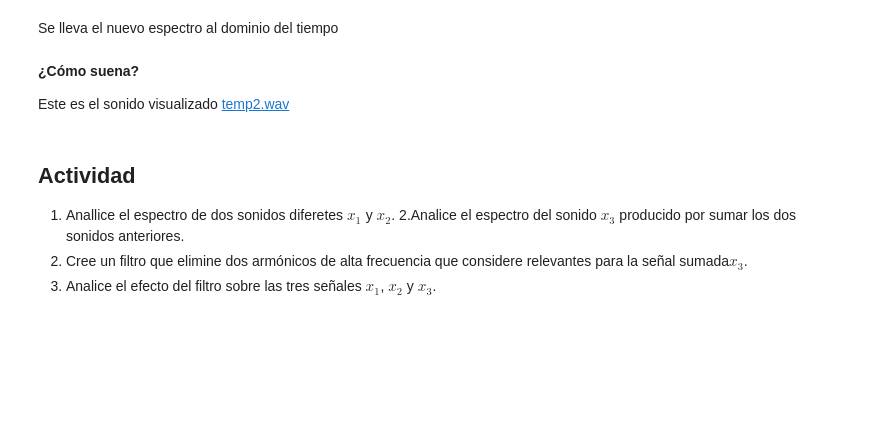
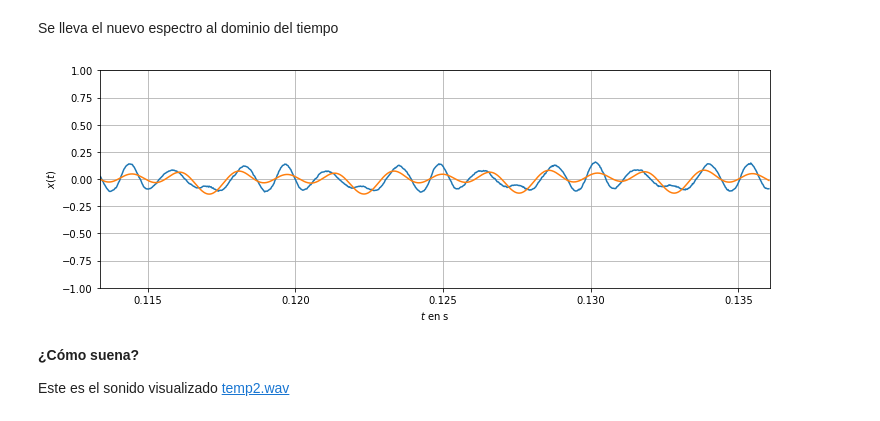
Before and after one commit to pierrediazp/Se-ales_y_Sistemas, a Jupyter notebook: sonidos.ipynb, the cells around one changed output. Saved outputs shown, nothing was run; the diff lists cells and outputs as text; code cells hidden in the pictures; blank space fills up the shorter version.

```diff
--- a/sonidos.ipynb
+++ b/sonidos.ipynb
@@ -153,14 +153,18 @@ x_procesado = ifft(X_procesado_fft)
 x_procesado = x_procesado.real
 x_procesado
 sf.write('temp2.wav',x_procesado,fs)
+# %%
+plt.figure(figsize=(12,4))
+t = np.arange(len(x)) / fs
+plt.plot(t[rango[0]:rango[1]], x[rango[0]:rango[1]],
+        t[rango[0]:rango[1]], x_procesado[rango[0]:rango[1]])
+plt.xlabel(r'$t$ en s')
+plt.ylabel(r'$x(t)$')
+plt.axis([t[rango[0]], t[rango[1]], -1, 1]);
+plt.grid()
+# %% [output]
+[figure, added]
 # %% [markdown]
 **¿Cómo suena?**
 
 Este es el sonido visualizado [temp2.wav](temp2.wav)
-# %% [markdown]
-## Actividad
-
-1. Anallice el espectro de dos sonidos diferetes $x_1$ y $x_2$.
-2.Analice el espectro del sonido $x_3$ producido por sumar los dos sonidos anteriores.
-3. Cree un filtro que elimine dos armónicos de alta frecuencia que considere relevantes para la señal sumada$x_3$.
-4. Analice el efecto del filtro sobre las tres señales $x_1$, $x_2$ y $x_3$.
```
Also changed, not shown: parts of 6 cells of this notebook, 1 other file.
